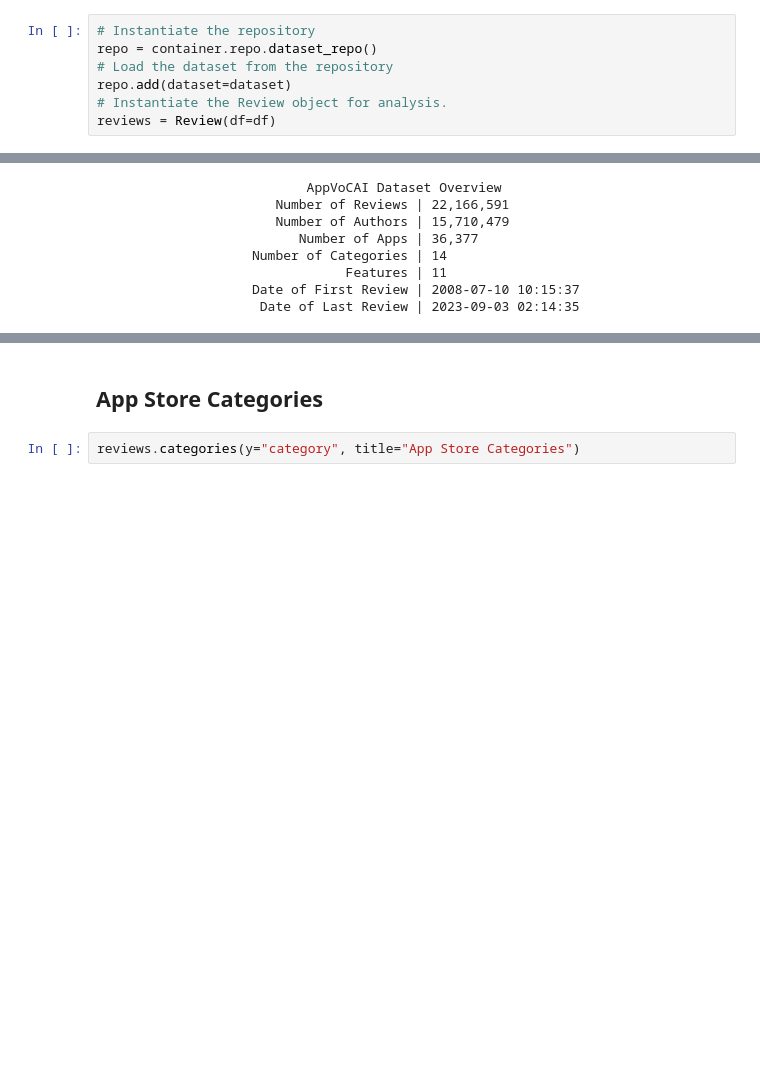
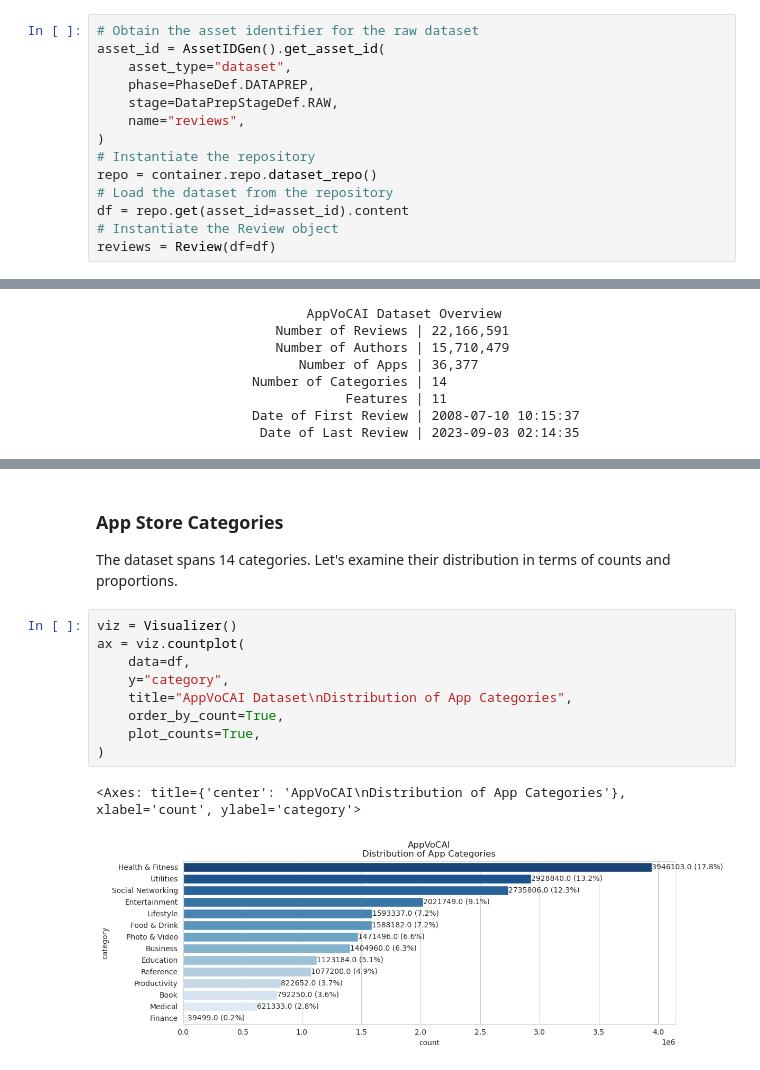
Before and after one commit to variancexplained/genai-lab-slm, a Jupyter notebook: notebooks/content/01_data/00_intro.ipynb, the cells around one changed output, grey strips where cells are left out. Cells and saved outputs as stored; diff of their text form; blank space fills up the shorter version.

```diff
--- a/notebooks/content/01_data/00_intro.ipynb
+++ b/notebooks/content/01_data/00_intro.ipynb
@@ -110,7 +42,14 @@ dataset = Dataset(
 # %%
+# Obtain the asset identifier for the raw dataset
+asset_id = AssetIDGen().get_asset_id(
+    asset_type="dataset",
+    phase=PhaseDef.DATAPREP,
+    stage=DataPrepStageDef.RAW,
+    name="reviews",
+)
 # Instantiate the repository
 repo = container.repo.dataset_repo()
 # Load the dataset from the repository
-repo.add(dataset=dataset)
-# Instantiate the Review object for analysis.
+df = repo.get(asset_id=asset_id).content
+# Instantiate the Review object
 reviews = Review(df=df)
@@ -206,4 +111,15 @@ Next, we will examine the distributions of ratings, votes, review lengths overal
-# %% [markdown]
-## App Store Categories
-# %%
-reviews.categories(y="category", title="App Store Categories")
+# %% [markdown]
+### App Store Categories
+The dataset spans 14 categories. Let's examine their distribution in terms of counts and proportions.
+# %%
+viz = Visualizer()
+ax = viz.countplot(
+    data=df,
+    y="category",
+    title="AppVoCAI Dataset\nDistribution of App Categories",
+    order_by_count=True,
+    plot_counts=True,
+)
+# %% [output]
+<Axes: title={'center': 'AppVoCAI\nDistribution of App Categories'}, xlabel='count', ylabel='category'>
+[figure, added]
```
Also changed, not shown: parts of 57 cells of this notebook, 12 other files.
